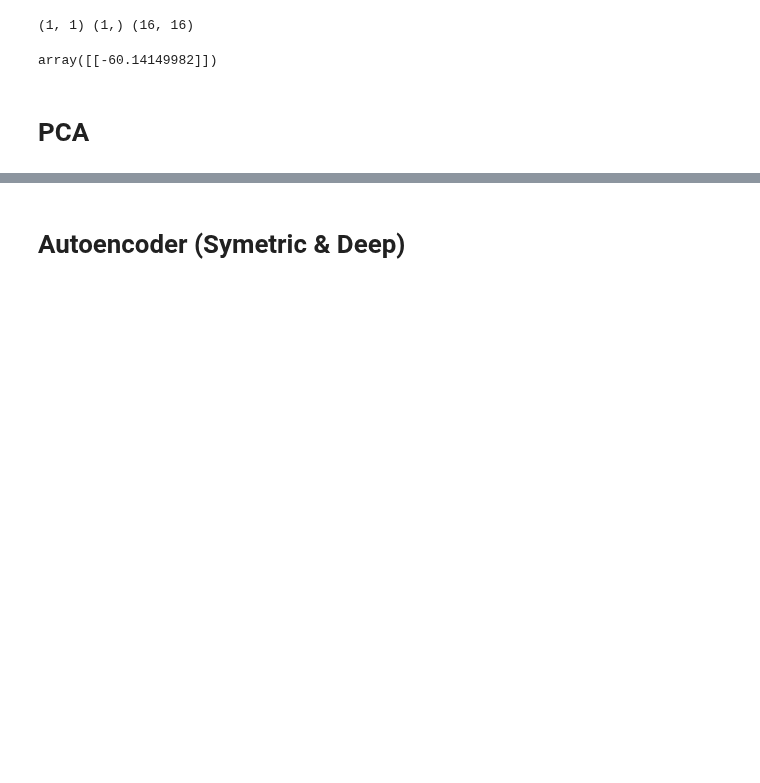
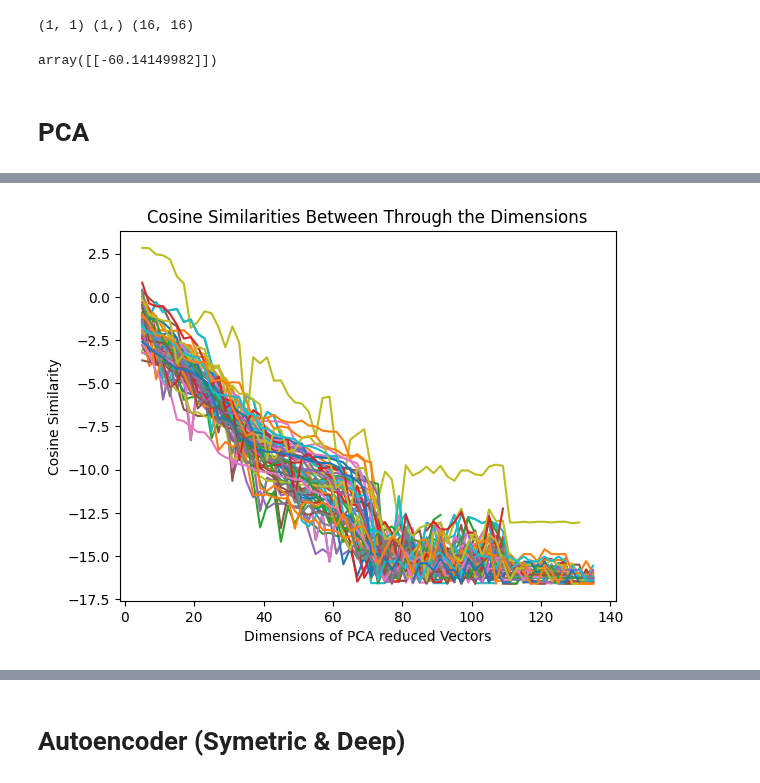
Before and after one commit to henry-dev-atkins/QNLP_MasterWork, a Jupyter notebook: ReadingWordData.ipynb, the cells around one changed output, grey strips where cells are left out. Cells and saved outputs as stored; diff of their text form; code cells hidden in the pictures; blank space fills up the shorter version.

```diff
--- a/ReadingWordData.ipynb
+++ b/ReadingWordData.ipynb
@@ -199,3 +222,34 @@ for pair in word_pairs:
+# %%
+def PlotPCAThroughDims():
+	model = np.array([W2V_768.getvector(vec) for vec in word_list])#np.array([bertWords.getWordVector(vec) for vec in word_list])
+	dim_similarities = []
+	dimensions = np.arange(5,138,2)
+	for dims in dimensions:
+		dim_specific_similarities = []
+		PCA_vec = DimReduceByPCA(word_vectors, dims)
+		dict_PCA_vec = {word_list[i]: row for i, row in enumerate(PCA_vec)}
+		for pair in word_pairs:
+			dim_specific_similarities.append(1-cosine(dict_PCA_vec[pair[0]],dict_PCA_vec[pair[1]]))
+		dim_similarities.append(dim_specific_similarities)
+	dim_similarities = np.array(dim_similarities).T #Transpose makes the first index a series of similarities for the same word pair through dimensions
+
+	#Scale similarities to get absolute error from 138 dims
+	for pair_index, pair_similarity_series in enumerate(dim_similarities):
+		for sim_index, sim in enumerate(pair_similarity_series):
+			if sim_index == len(pair_similarity_series)-1: dim_similarities[pair_index, sim_index] = 0
+			else:
+				dim_similarities[pair_index, sim_index] = abs((sim - dim_similarities[pair_index, -1]) / dim_similarities[pair_index, -1])
+
+	plt.plot(dimensions, np.log(dim_similarities.T))
+	plt.title("Cosine Similarities Between Through the Dimensions")
+	plt.ylabel("Cosine Similarity")
+	plt.xlabel("Dimensions of PCA reduced Vectors")
+	plt.savefig('Cosine_Similarities_Between_Through_the_Dimensions.png')
+	return dim_similarities
+
+array_of_res = PlotPCAThroughDims()
+# %% [output]
+[figure, added]
 # %%
 plt.plot(PCA_vec, label = 'PCA to '+str(138))
 plt.scatter(np.arange(0,len(rotated_similatities)),rotated_similatities, label='Rotated to '+str(len(word_list)))
```
Also changed, not shown: parts of 12 cells of this notebook, 8 other files.
